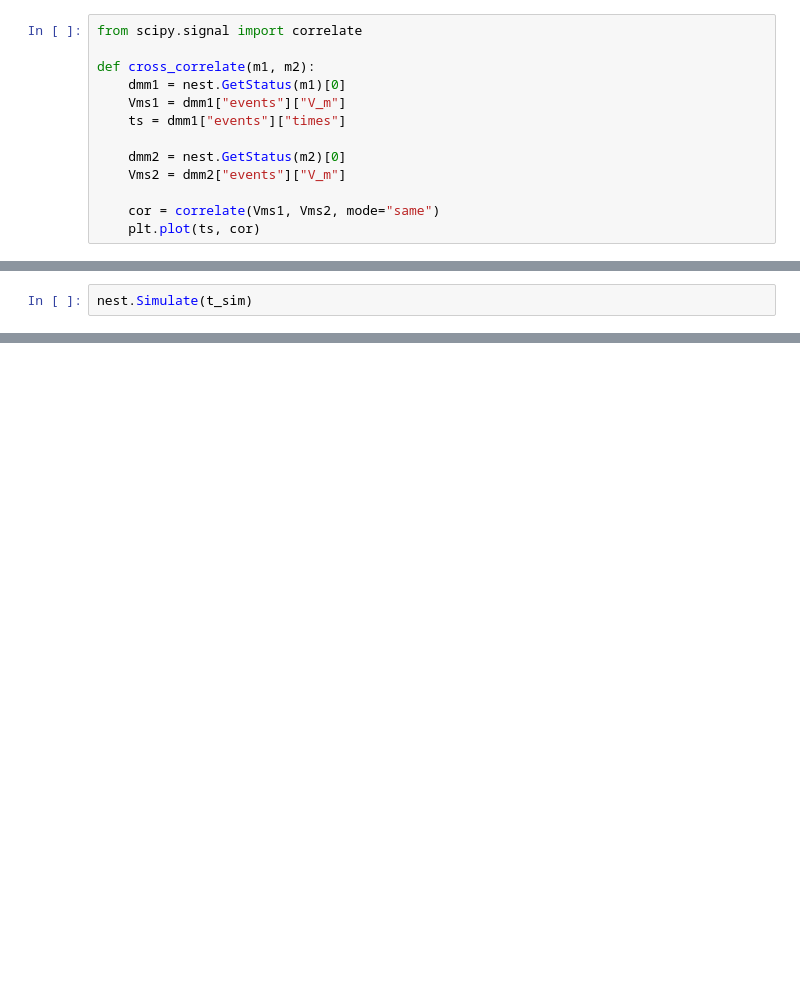
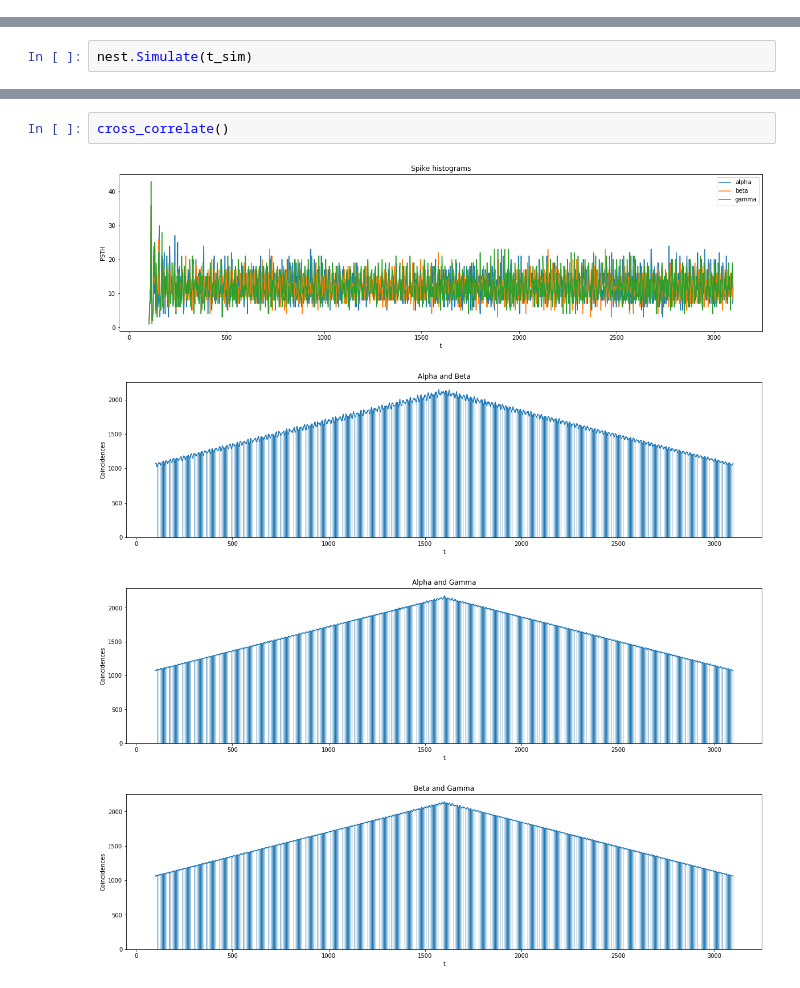
Before and after one commit to ndettmer/neuronal_synchrony_replication, a Jupyter notebook: nest.ipynb, the cells around one changed output, grey strips where cells are left out. Cells and saved outputs as stored; diff of their text form; blank space fills up the shorter version.

```diff
--- a/nest.ipynb
+++ b/nest.ipynb
@@ -133,16 +153,3 @@ def plot_spikes(sds=[]):
         pylab.plot(ts, np.full((len(ts)), 1), ".")
 
     pylab.show()
-# %%
-from scipy.signal import correlate
-
-def cross_correlate(m1, m2):
-    dmm1 = nest.GetStatus(m1)[0]
-    Vms1 = dmm1["events"]["V_m"]
-    ts = dmm1["events"]["times"]
-
-    dmm2 = nest.GetStatus(m2)[0]
-    Vms2 = dmm2["events"]["V_m"]
-
-    cor = correlate(Vms1, Vms2, mode="same")
-    plt.plot(ts, cor)
@@ -185,0 +253,7 @@ plot_spikes([s1, s2, s3])
+# %%
+cross_correlate()
+# %% [output]
+[figure, added]
+[figure, added]
+[figure, added]
+[figure, added]
```
Also changed, not shown: parts of 16 cells of this notebook.
